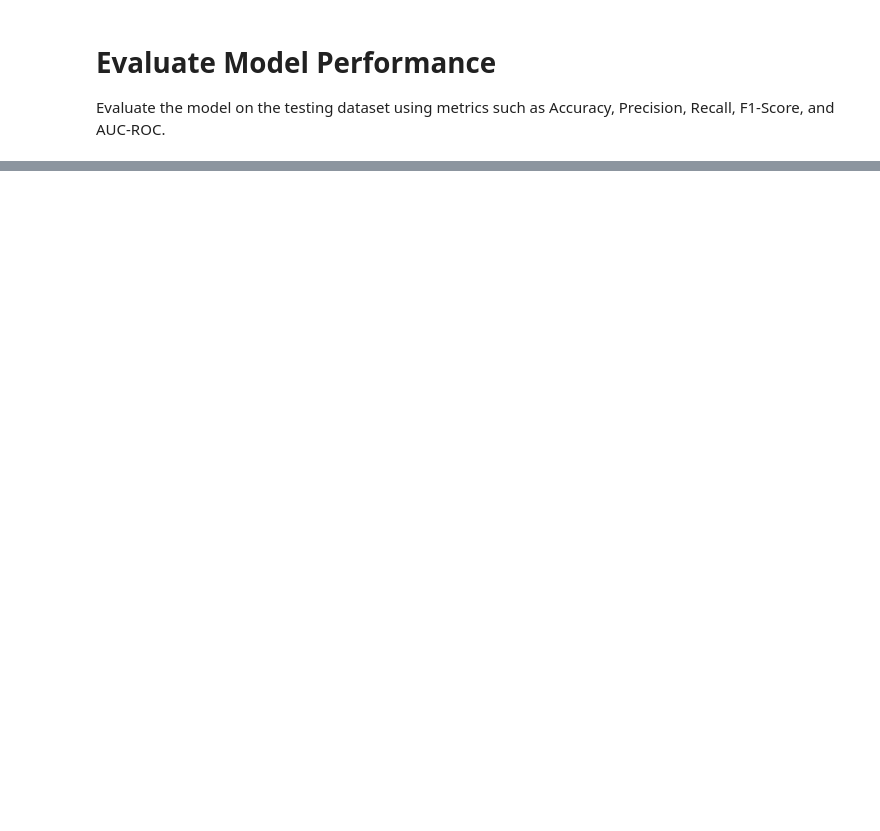
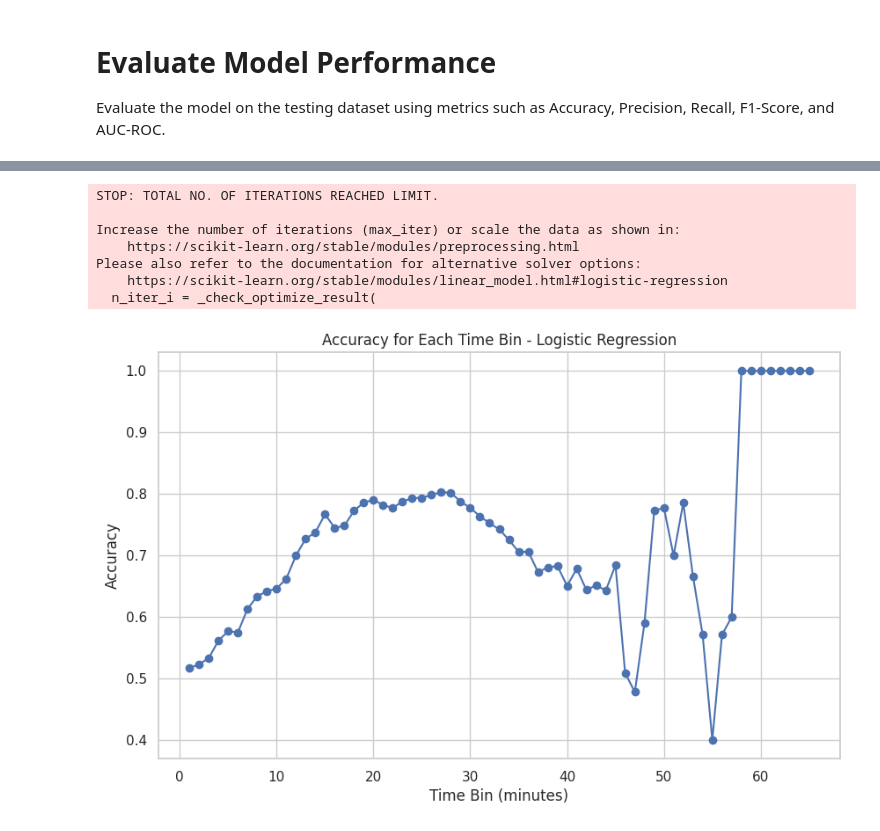
Before and after one commit to YoungSnoww/LeagueOfLegendsModelBenchmark, a Jupyter notebook: machine_learning/LogisticRegression.ipynb, the cells around one changed output, grey strips where cells are left out. Drawn from its saved outputs; the diff is of its cells as text; code cells hidden in the pictures; blank space fills up the shorter version.

```diff
--- a/machine_learning/LogisticRegression.ipynb
+++ b/machine_learning/LogisticRegression.ipynb
@@ -244,0 +308,40 @@ AUC-ROC: 0.8433
+# %%
+import joblib
+
+tdf["time_bin"] = (tdf["timestamp"] // 60000) * 60000
+
+# load the model
+model = LogisticRegression(random_state=42)
+model.fit(X_train, y_train)
+
+def predict_regressor(model, X_test, y_test):
+    pred = model.predict(X_test)
+    return accuracy_score(y_test, np.round(np.clip(pred, 0, 1)))
+
+def plot_accuracy_over_time(model, label, df, prediction):
+    minutes = []
+    accuracies = []
+    for time_bin, df_bin in df.groupby("time_bin"):
+        minutes.append(time_bin // 60000)
+        X_test_bin = df_bin.drop(columns=["winner", "time_bin"])
+        y_test_bin = df_bin["winner"]
+        accuracies.append(prediction(model, X_test_bin, y_test_bin))
+
+    plt.figure(figsize=(10, 6))
+    plt.plot(minutes, accuracies, marker='o', linestyle='-')
+    plt.title(f'Accuracy for Each Time Bin - {label}')
+    plt.xlabel('Time Bin (minutes)')
+    plt.ylabel('Accuracy')
+    plt.grid(True)
+    plt.show()
+
+plot_accuracy_over_time(model, 'Logistic Regression', tdf, predict_regressor)
+# %% [output]
+STOP: TOTAL NO. OF ITERATIONS REACHED LIMIT.
+
+Increase the number of iterations (max_iter) or scale the data as shown in:
+    https://scikit-learn.org/stable/modules/preprocessing.html
+Please also refer to the documentation for alternative solver options:
+    https://scikit-learn.org/stable/modules/linear_model.html#logistic-regression
+  n_iter_i = _check_optimize_result(
+[figure, added]
```
Also changed, not shown: parts of 10 cells of this notebook.
